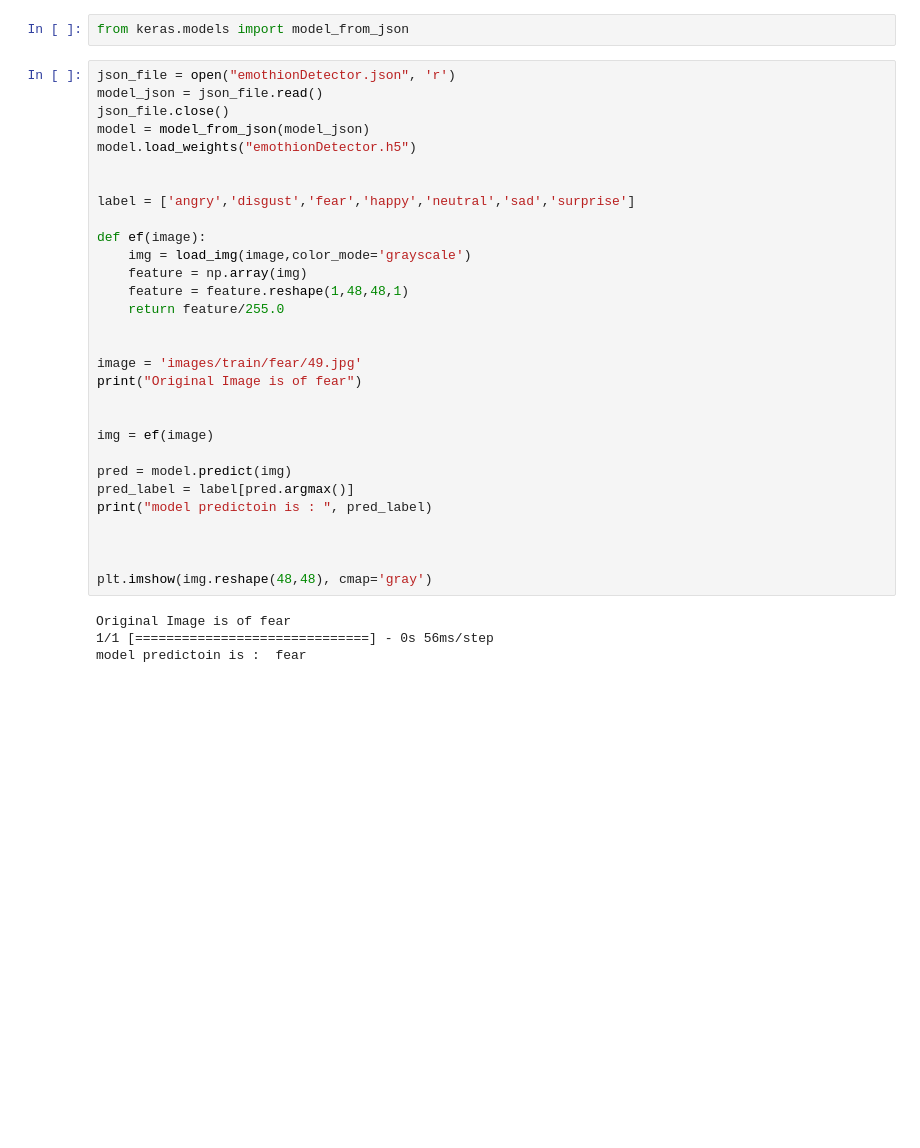
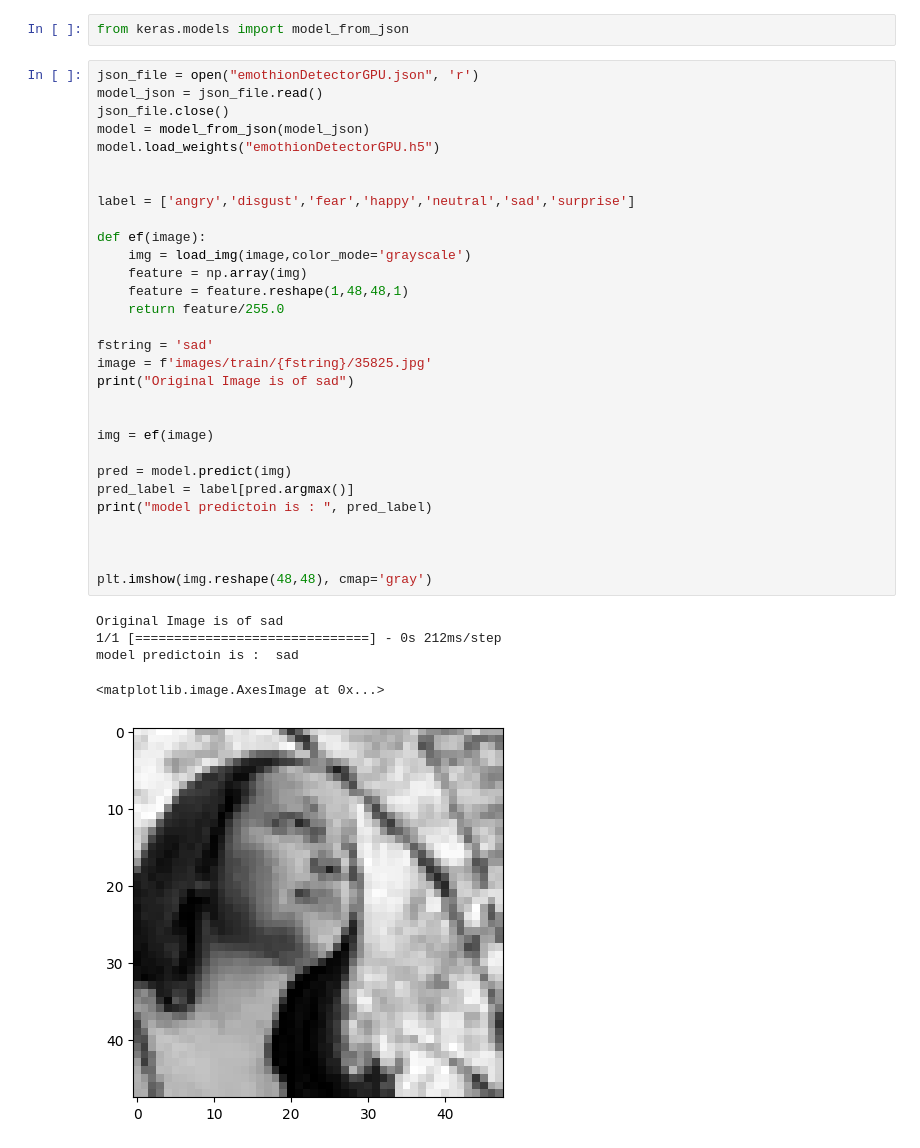
Before and after one commit to Prathmeshpawar21/DS-Image-Recognition, a Jupyter notebook: notebook/research.ipynb, the cells around one changed output. Drawn from its saved outputs; the diff is of its cells as text; blank space fills up the shorter version.

Commit message:
Model Deploy

```diff
--- a/notebook/research.ipynb
+++ b/notebook/research.ipynb
@@ -224,36 +339,38 @@ model.save("emothionDetector.h5")
 # %%
 from keras.models import model_from_json
 # %%
-json_file = open("emothionDetector.json", 'r')
+json_file = open("emothionDetectorGPU.json", 'r')
 model_json = json_file.read()
 json_file.close()
 model = model_from_json(model_json)
-model.load_weights("emothionDetector.h5")
+model.load_weights("emothionDetectorGPU.h5")
 
 
 label = ['angry','disgust','fear','happy','neutral','sad','surprise']
 
 def ef(image):
     img = load_img(image,color_mode='grayscale')
     feature = np.array(img)
     feature = feature.reshape(1,48,48,1)
     return feature/255.0
 
-
-image = 'images/train/fear/49.jpg'
-print("Original Image is of fear")
+fstring = 'sad'
+image = f'images/train/{fstring}/35825.jpg'
+print("Original Image is of sad")
 
 
 img = ef(image)
 
 pred = model.predict(img)
 pred_label = label[pred.argmax()]
 print("model predictoin is : ", pred_label)
 
 
 
 plt.imshow(img.reshape(48,48), cmap='gray')
 # %% [output]
-Original Image is of fear
-1/1 [==============================] - 0s 56ms/step
-model predictoin is :  fear
+Original Image is of sad
+1/1 [==============================] - 0s 212ms/step
+model predictoin is :  sad
+<matplotlib.image.AxesImage at 0x...>
+[figure, added]
```
Also changed, not shown: parts of 6 cells of this notebook, 14 other files.
